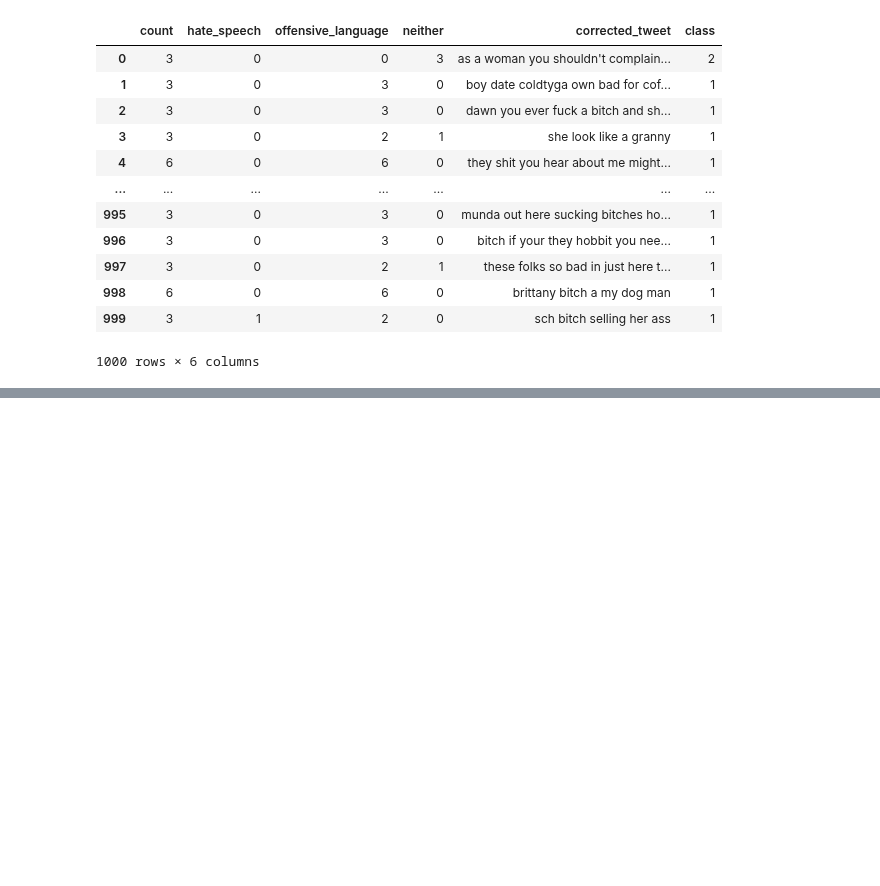
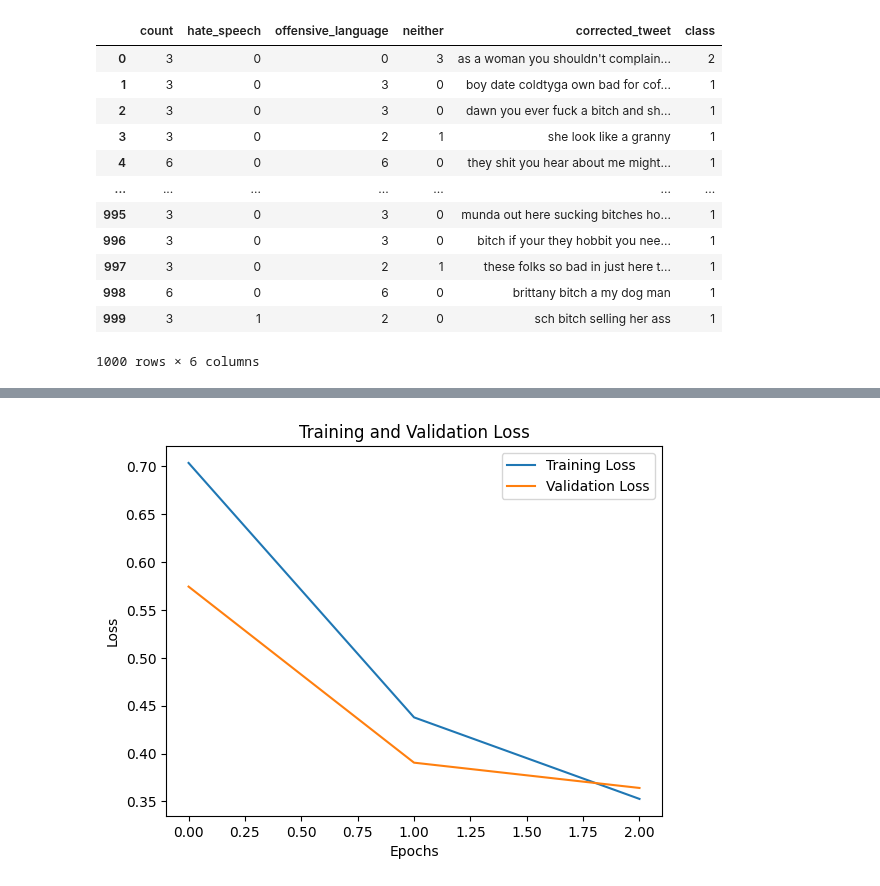
Before and after one commit to edwinvictor27/Hate_speech_detection_using_data_augmentation, a Jupyter notebook: nlp_models/Fine_Tuning_BERT.ipynb, the cells around one changed output, grey strips where cells are left out. Cells and saved outputs as stored; diff of their text form; code cells hidden in the pictures; blank space fills up the shorter version.

Commit message:
Fine tuned Bert using small data sample

```diff
--- a/nlp_models/Fine_Tuning_BERT.ipynb
+++ b/nlp_models/Fine_Tuning_BERT.ipynb
@@ -132,0 +63,20 @@ Epoch 3/3, Loss: 13.615461349487305
+# %%
+batch_size = 16
+num_epochs = 3
+train_steps = (len(X_train) // batch_size) * num_epochs
+# %%
+optimizer = tf.keras.optimizers.Adam(learning_rate=5e-5)
+# %%
+model.compile(
+    optimizer=optimizer,
+    loss=tf.keras.losses.SparseCategoricalCrossentropy(from_logits=True),
+    metrics=['accuracy']
+)
+# %%
+history = model.fit(
+    train_input_ids,
+    y_train,
+    validation_data=(test_input_ids, y_test),
+    epochs=num_epochs,
+    batch_size=batch_size
+)
@@ -132,0 +94,10 @@ Epoch 3/3, Loss: 13.615461349487305
+# %%
+plt.plot(history.history['loss'], label='Training Loss')
+plt.plot(history.history['val_loss'], label='Validation Loss')
+plt.xlabel('Epochs')
+plt.ylabel('Loss')
+plt.legend()
+plt.title('Training and Validation Loss')
+plt.show()
+# %% [output]
+[figure, added]
```
Also changed, not shown: parts of 19 cells of this notebook.
